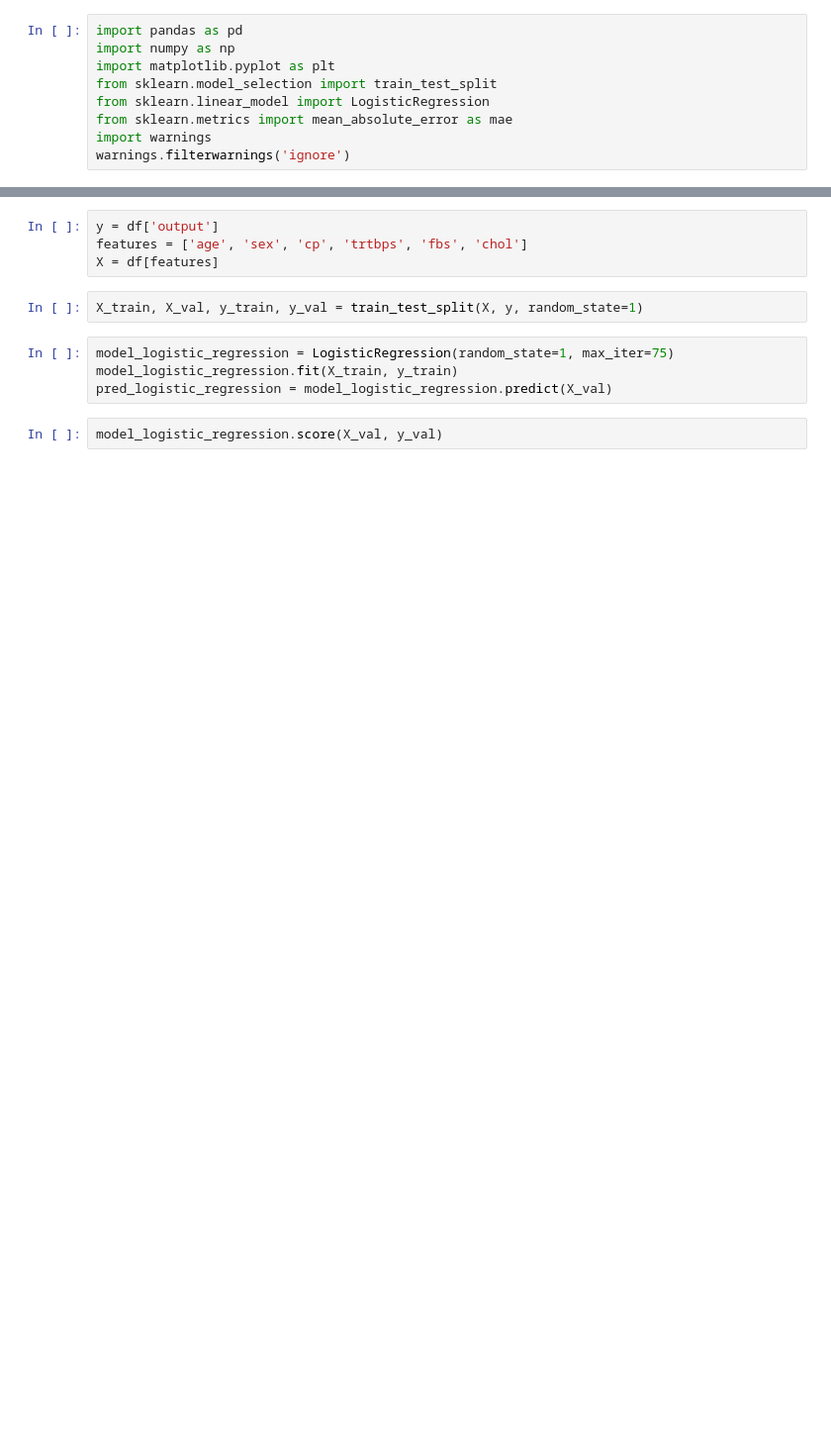
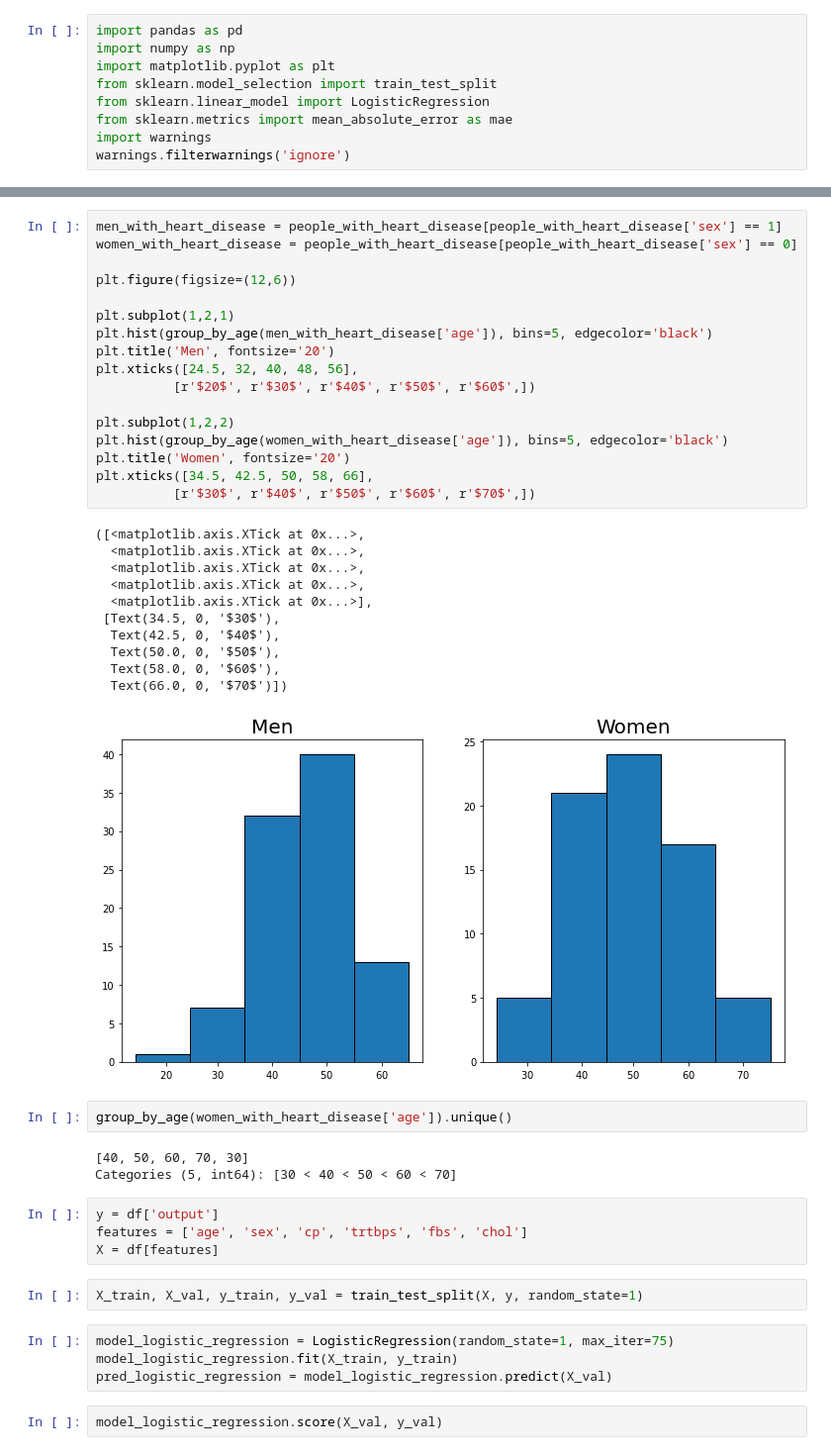
Before and after one commit to TuscanPy/data-science, a Jupyter notebook: Heart Attack/Predictions.ipynb, the cells around one changed output, grey strips where cells are left out. Shown at 99% size. Drawn from its saved outputs; the diff is of its cells as text; blank space fills up the shorter version.

```diff
--- a/Heart Attack/Predictions.ipynb
+++ b/Heart Attack/Predictions.ipynb
@@ -46,3 +54,37 @@ plt.xticks([0, 1])
+# %%
+men_with_heart_disease = people_with_heart_disease[people_with_heart_disease['sex'] == 1]
+women_with_heart_disease = people_with_heart_disease[people_with_heart_disease['sex'] == 0]
+
+plt.figure(figsize=(12,6))
+
+plt.subplot(1,2,1)
+plt.hist(group_by_age(men_with_heart_disease['age']), bins=5, edgecolor='black')
+plt.title('Men', fontsize='20')
+plt.xticks([24.5, 32, 40, 48, 56],
+          [r'$20$', r'$30$', r'$40$', r'$50$', r'$60$',])
+
+plt.subplot(1,2,2)
+plt.hist(group_by_age(women_with_heart_disease['age']), bins=5, edgecolor='black')
+plt.title('Women', fontsize='20')
+plt.xticks([34.5, 42.5, 50, 58, 66],
+          [r'$30$', r'$40$', r'$50$', r'$60$', r'$70$',])
+# %% [output]
+([<matplotlib.axis.XTick at 0x...>,
+  <matplotlib.axis.XTick at 0x...>,
+  <matplotlib.axis.XTick at 0x...>,
+  <matplotlib.axis.XTick at 0x...>,
+  <matplotlib.axis.XTick at 0x...>],
+ [Text(34.5, 0, '$30$'),
+  Text(42.5, 0, '$40$'),
+  Text(50.0, 0, '$50$'),
+  Text(58.0, 0, '$60$'),
+  Text(66.0, 0, '$70$')])
+[figure, added]
+# %%
+group_by_age(women_with_heart_disease['age']).unique()
+# %% [output]
+[40, 50, 60, 70, 30]
+Categories (5, int64): [30 < 40 < 50 < 60 < 70]
 # %%
 y = df['output']
 features = ['age', 'sex', 'cp', 'trtbps', 'fbs', 'chol']
```
Also changed, not shown: parts of 11 cells of this notebook.
